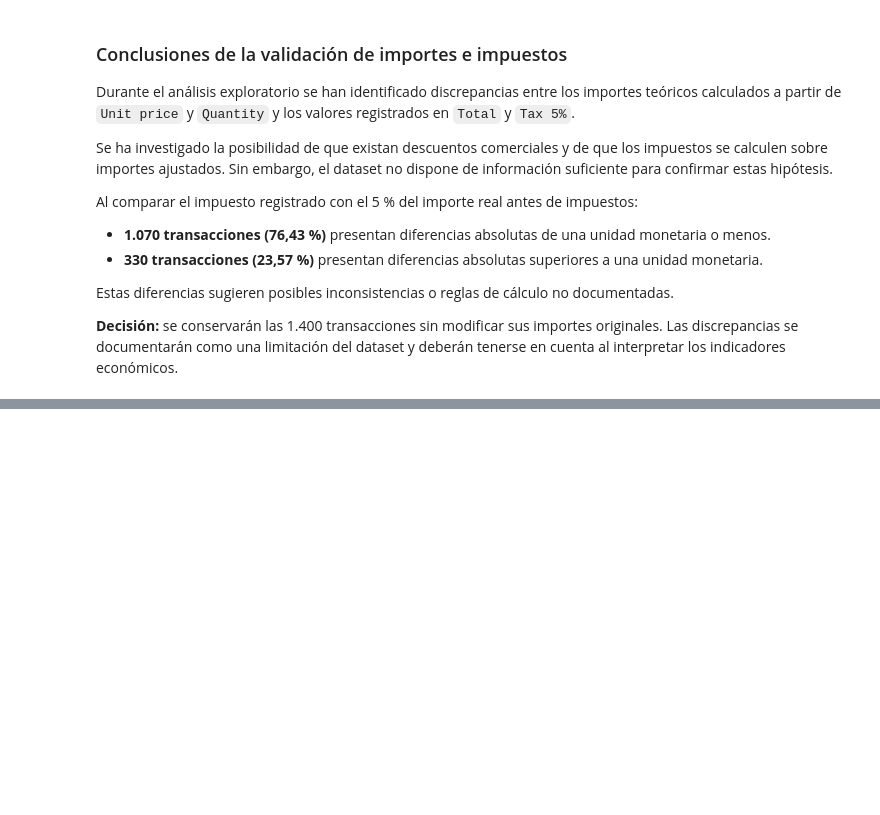
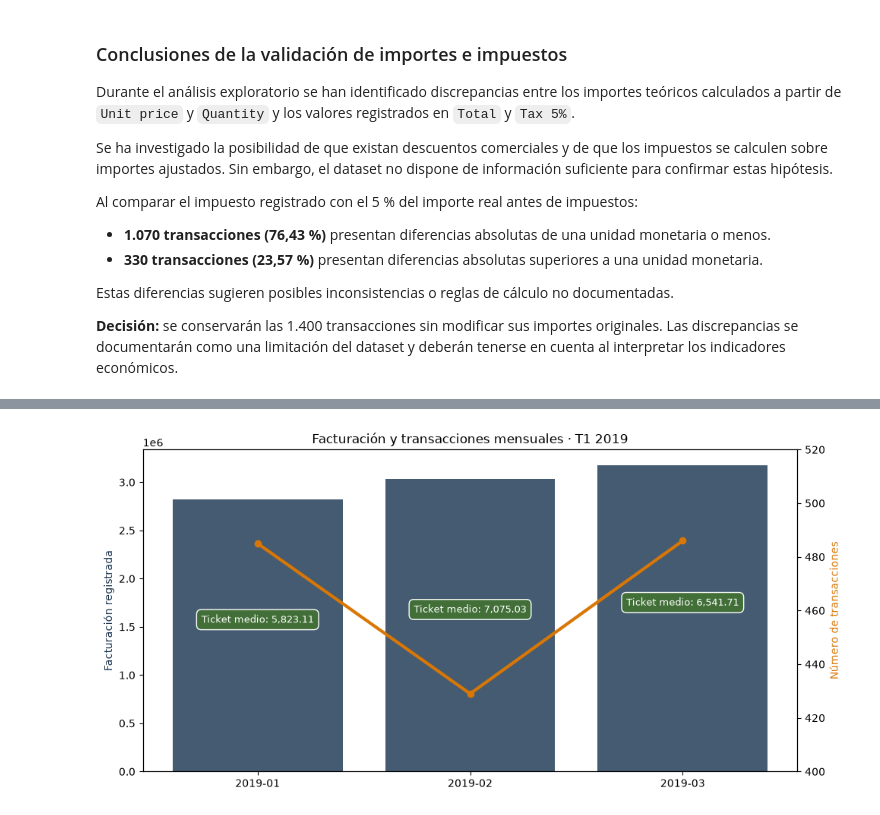
Before and after one commit to ramongomz-wq/EDA-Supermarket-Sales-CursoF5, a Jupyter notebook: notebooks/eda_supermarket.ipynb, the cells around one changed output, grey strips where cells are left out. Cells and saved outputs as stored; diff of their text form; code cells hidden in the pictures; blank space fills up the shorter version.

```diff
--- a/notebooks/eda_supermarket.ipynb
+++ b/notebooks/eda_supermarket.ipynb
@@ -472,0 +658,76 @@ Estas diferencias sugieren posibles inconsistencias o reglas de cálculo no docu
+# %%
+df["Mes"] = df["Date"].dt.to_period("M")
+
+
+ventas_mensuales = df.groupby("Mes").agg(
+    facturacion=("Total", "sum"),
+    transacciones=("Invoice ID", "nunique")
+)
+
+import matplotlib.pyplot as plt
+
+meses = ventas_mensuales.index.astype(str)
+
+fig, ax1 = plt.subplots(figsize=(10, 5))
+
+# Barras: facturación mensual
+ax1.bar(
+    meses,
+    ventas_mensuales["facturacion"],
+    color="#17324D",
+    alpha=0.8
+)
+
+ax1.set_ylabel("Facturación registrada", color="#17324D")
+
+# Segundo eje vertical
+ax2 = ax1.twinx()
+
+# Línea: transacciones mensuales
+ax2.plot(
+    meses,
+    ventas_mensuales["transacciones"],
+    color="#D97706",
+    marker="o",
+    linewidth=3
+)
+
+# Escala del eje de transacciones
+ax2.set_ylim(bottom=400, top=520)
+
+ax2.set_ylabel("Número de transacciones", color="#D97706")
+
+plt.title("Facturación y transacciones mensuales · T1 2019")
+plt.tight_layout()
+
+# Calcular el ticket medio mensual
+ventas_mensuales["ticket_medio"] = (
+    ventas_mensuales["facturacion"] /
+    ventas_mensuales["transacciones"]
+)
+
+# Burbujas con el ticket medio mensual
+for i, ticket in enumerate(ventas_mensuales["ticket_medio"]):
+    ax1.annotate(
+        f"Ticket medio: {ticket:,.2f}",
+        xy=(i, ventas_mensuales["facturacion"].iloc[i] / 2),
+        xytext=(0, 12),
+        textcoords="offset points",
+        ha="center",
+        fontsize=9,
+        color="white",
+        bbox=dict(
+            boxstyle="round,pad=0.5",
+            facecolor="#417035F4",
+            edgecolor="white"
+        )
+    )
+
+plt.show()
+
+
+
+# Mostrar tabla resumen
+display(ventas_mensuales.round(2))
+# %% [output]
+[figure, added]
```
Also changed, not shown: parts of 14 cells of this notebook.
